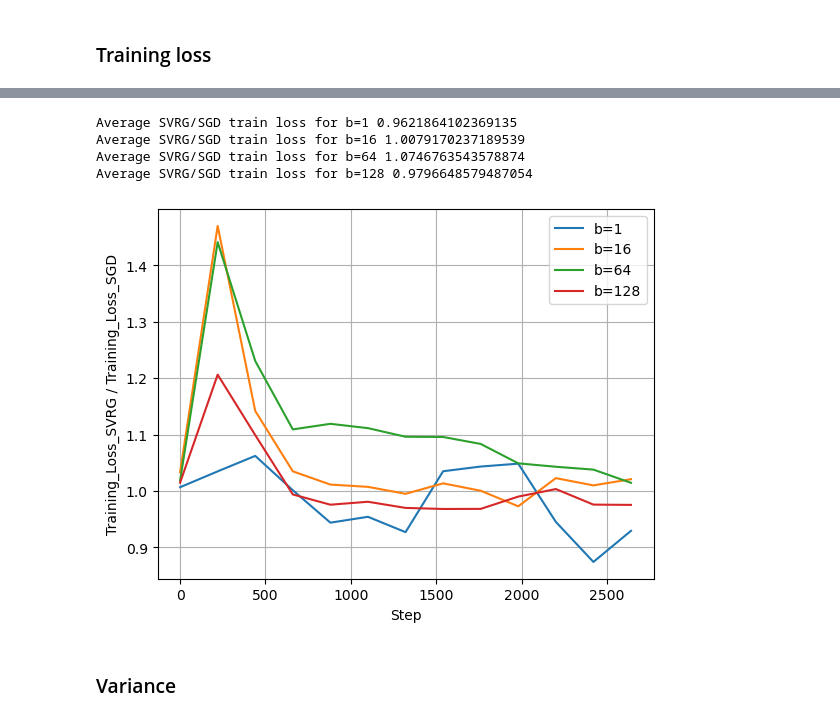
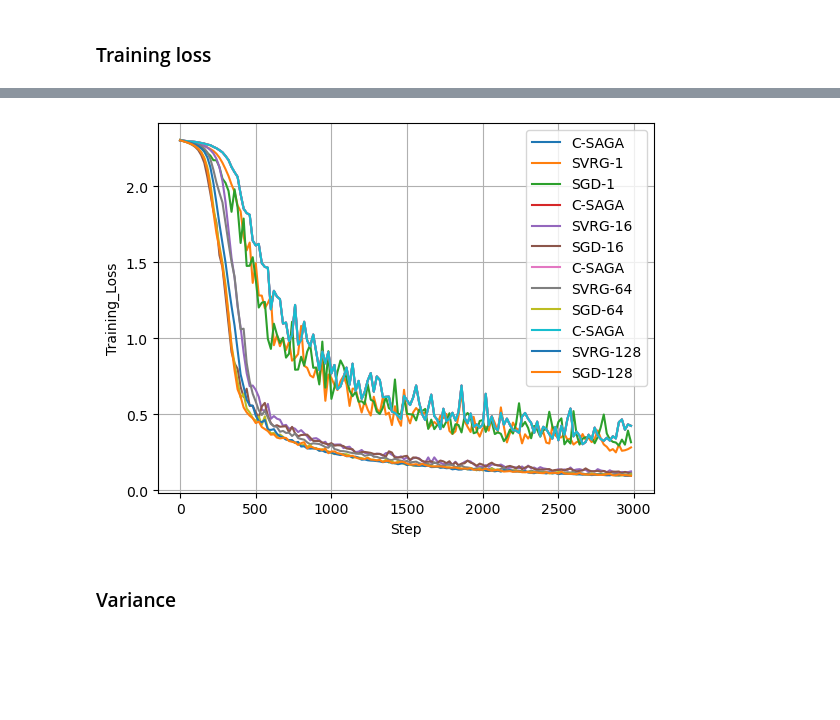
Before and after one commit to mohahf19/OptML-2023, a Jupyter notebook: compare_batches.ipynb, the cells around one changed output, grey strips where cells are left out. Drawn from its saved outputs; the diff is of its cells as text; code cells hidden in the pictures; blank space fills up the shorter version.

```diff
--- a/compare_batches.ipynb
+++ b/compare_batches.ipynb
@@ -73,3 +83,23 @@ for i, b in enumerate(bs):
     std_sgd[i] = np.std(sgd[i], axis=0)
 
     ci_low_sgd[i], ci_up_sgd[i] = mean_sgd[i] - 1.96*std_sgd[i]/np.sqrt(num_runs), mean_sgd[i] + 1.96*std_sgd[i]/np.sqrt(num_runs)
+
+mean_saga = np.mean(saga, axis=0)
+std_saga = np.std(saga, axis=0)
+ci_low_saga, ci_up_saga = mean_saga - 1.96*std_saga/np.sqrt(num_runs), mean_saga + 1.96*std_saga/np.sqrt(num_runs)
+# %%
+track = [1,16,64,128] # subset of bs, contains the batch sizes we want to plot
+step_loss =  20 * np.array(list(range(150))) # we measure the train loss once in 20 steps out of 3000 total, used for x axis
+
+ci = False # set to true to plot confidence interval too (when ratio is false)
+for i, b in enumerate(bs):
+    if b in track: # if batch size we want to plot
+        l, s = plot_utils.smoothen(mean_svrg[i]/mean_sgd[i], 20) # remove spikes
+        plt.plot(20*s, l, label = f"b={b}")
+
+        plt.xlabel('Step')
+        plt.ylabel('Training_Loss_SVRG / Training_Loss_SGD')
+        print(f"Average SVRG/SGD train loss for b={b}", np.mean(mean_svrg[i][35:]/mean_sgd[i][35:])) # print mean of the ratio of the SVRG loss over SGD loss (excluding first 35 measurements)
+plt.legend()
+plt.grid()
+plt.show()
@@ -76,41 +112,31 @@ for i, b in enumerate(bs):
 # %%
 track = [1,16,64,128] # subset of bs, contains the batch sizes we want to plot
 step_loss =  20 * np.array(list(range(150))) # we measure the train loss once in 20 steps out of 3000 total, used for x axis
 
-ratio = True # set to true to plot the ratio of the SVRG loss and SGD loss, false to plot separately
+ratio = False # set to true to plot the ratio of the SVRG loss and SGD loss, false to plot separately
 ci = False # set to true to plot confidence interval too (when ratio is false)
 for i, b in enumerate(bs):
     if b in track: # if batch size we want to plot
 
-        if ratio:
-            l, s = plot_utils.smoothen(mean_svrg[i]/mean_sgd[i], 20) # remove spikes
-            plt.plot(20*s, l, label = f"b={b}")
+        plt.plot(step_loss, mean_saga, label = "C-SAGA")
+        if ci:
+            plt.fill_between(step_loss, ci_low_saga, ci_up_saga, alpha = 0.3)
+        plt.plot(step_loss, mean_svrg[i], label = f"SVRG-{b}")
+        if ci:
+            plt.fill_between(step_loss, ci_low_svrg[i], ci_up_svrg[i], alpha = 0.3)
 
-            plt.xlabel('Step')
-            plt.ylabel('Training_Loss_SVRG / Training_Loss_SGD')
-        else:
-            plt.plot(step_loss, mean_svrg[i], label = f"SVRG-{b}")
-            if ci:
-                plt.fill_between(step_loss, ci_low_svrg[i], ci_up_svrg[i], alpha = 0.3)
+        plt.plot(step_loss, mean_sgd[i], label = f"SGD-{b}")
+        if ci:
+            plt.fill_between(step_loss, ci_low_sgd[i], ci_up_sgd[i], alpha = 0.3)
 
-            plt.plot(step_loss, mean_sgd[i], label = f"SGD-{b}")
-            if ci:
-                plt.fill_between(step_loss, ci_low_sgd[i], ci_up_sgd[i], alpha = 0.3)
+        plt.xlabel('Step')
+        plt.ylabel('Training_Loss')
 
-            plt.xlabel('Step')
-            plt.ylabel('Training_Loss')
-
-        if ratio:
-            print(f"Average SVRG/SGD train loss for b={b}", np.mean(mean_svrg[i][35:]/mean_sgd[i][35:])) # print mean of the ratio of the SVRG loss over SGD loss (excluding first 35 measurements)
 plt.legend()
 plt.grid()
 plt.show()
 # %% [output]
-Average SVRG/SGD train loss for b=1 0.9621864102369135
-Average SVRG/SGD train loss for b=16 1.0079170237189539
-Average SVRG/SGD train loss for b=64 1.0746763543578874
-Average SVRG/SGD train loss for b=128 0.9796648579487054
-[figure, old version]
+[figure, new version]
 # %% [markdown]
 ### Variance
 # %%
```
Also changed, not shown: parts of 3 cells of this notebook, 1 other file.
